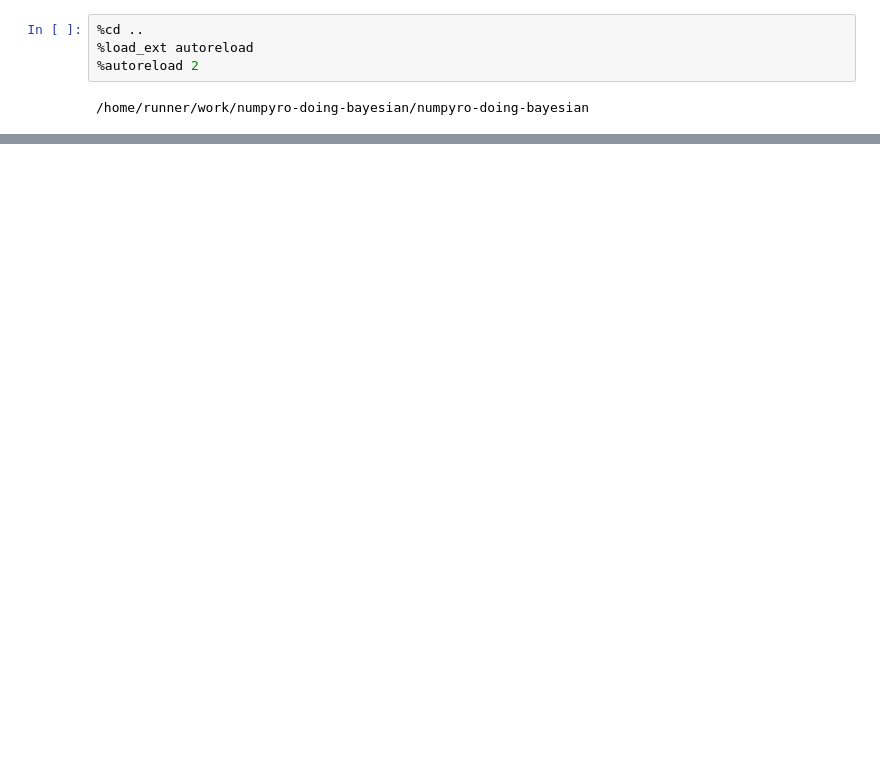
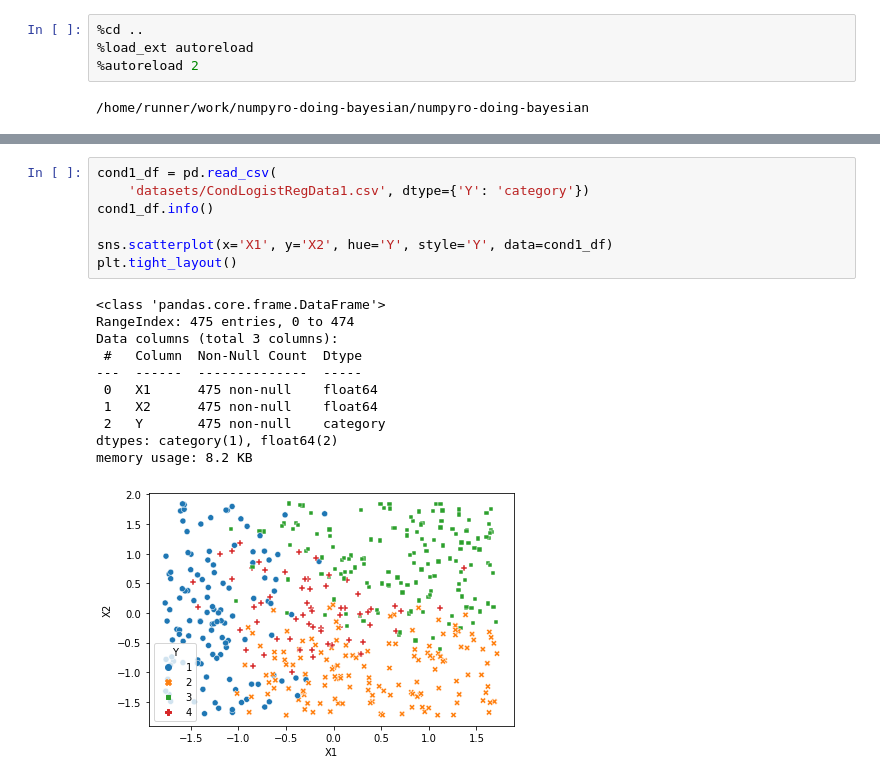
Before and after one commit to beekill95/numpyro-doing-bayesian, a Jupyter notebook: outputs/chapter_22.ipynb, the cells around one changed output, grey strips where cells are left out. Saved outputs shown, nothing was run; the diff lists cells and outputs as text; blank space fills up the shorter version.

```diff
--- a/outputs/chapter_22.ipynb
+++ b/outputs/chapter_22.ipynb
@@ -28,0 +109,19 @@ numpyro.set_host_device_count(4)
+# %%
+cond1_df = pd.read_csv(
+    'datasets/CondLogistRegData1.csv', dtype={'Y': 'category'})
+cond1_df.info()
+
+sns.scatterplot(x='X1', y='X2', hue='Y', style='Y', data=cond1_df)
+plt.tight_layout()
+# %% [output]
+<class 'pandas.core.frame.DataFrame'>
+RangeIndex: 475 entries, 0 to 474
+Data columns (total 3 columns):
+ #   Column  Non-Null Count  Dtype
+---  ------  --------------  -----
+ 0   X1      475 non-null    float64
+ 1   X2      475 non-null    float64
+ 2   Y       475 non-null    category
+dtypes: category(1), float64(2)
+memory usage: 8.2 KB
+[figure, added]
```
Also changed, not shown: parts of 16 cells of this notebook, 15 other files.
